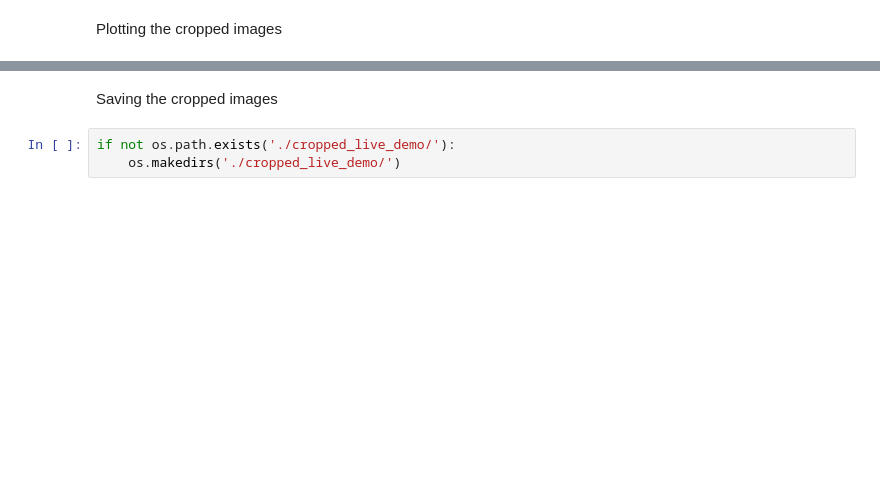
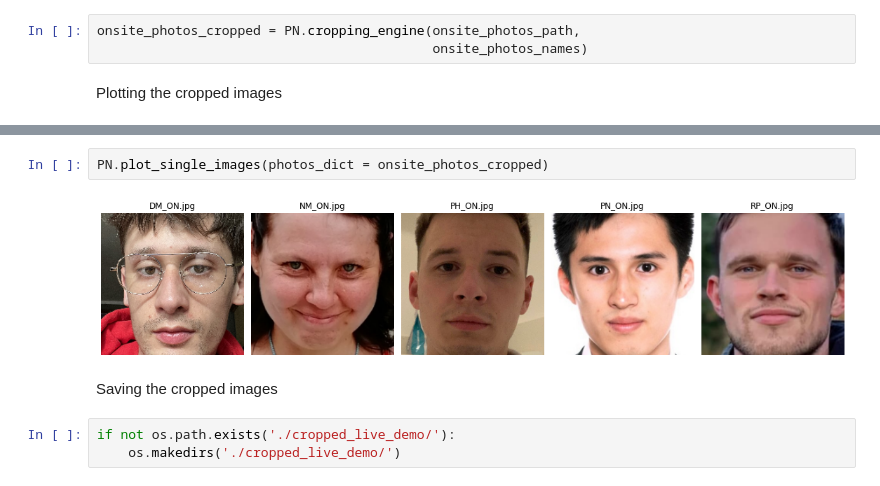
Before and after one commit to petr-ngn/ML_Siamese_Neural_Networks, a Jupyter notebook: 04_Live_demo.ipynb, the cells around one changed output, grey strips where cells are left out. Drawn from its saved outputs; the diff is of its cells as text; blank space fills up the shorter version.

```diff
--- a/04_Live_demo.ipynb
+++ b/04_Live_demo.ipynb
@@ -70,2 +72,5 @@ reference_photos_cropped = PN.cropping_engine(reference_photos_path, reference_p
+# %%
+onsite_photos_cropped = PN.cropping_engine(onsite_photos_path,
+                                           onsite_photos_names)
 # %% [markdown]
 Plotting the cropped images
@@ -80,3 +81,7 @@ PN.plot_single_images(photos_dict = reference_photos_cropped)
+# %%
+PN.plot_single_images(photos_dict = onsite_photos_cropped)
+# %% [output]
+[figure, added]
 # %% [markdown]
 Saving the cropped images
 # %%
```
Also changed, not shown: parts of 75 cells of this notebook.
